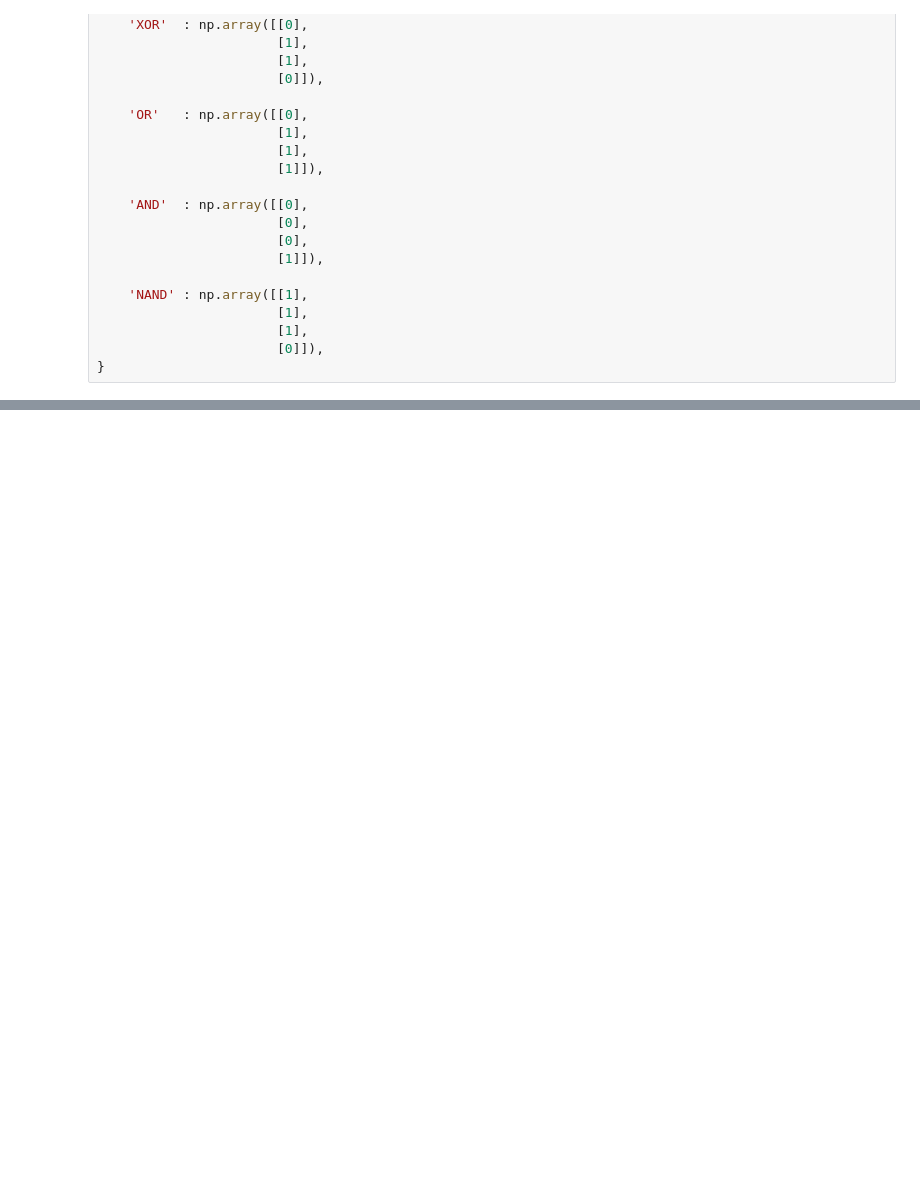
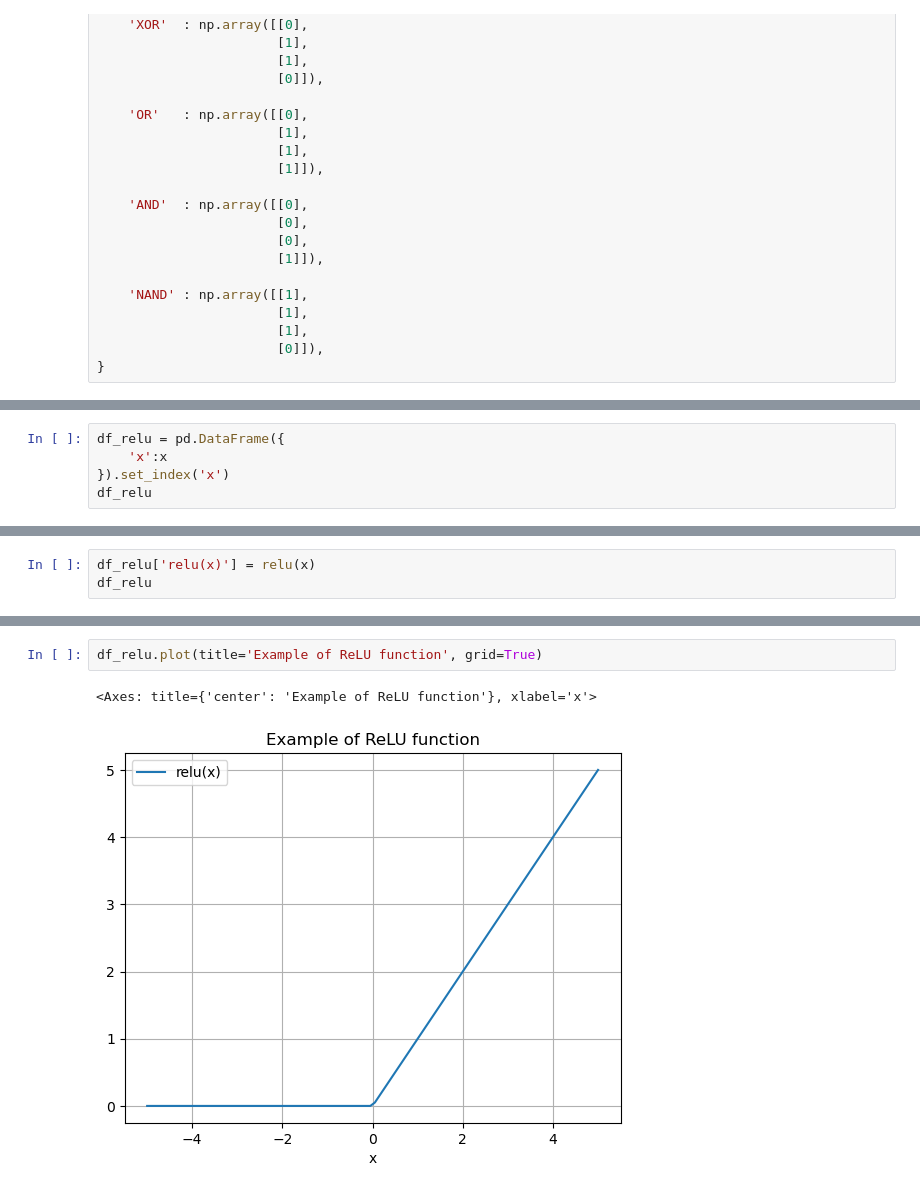
Before and after one commit to andresberejnoi/PublicNotebooks, a Jupyter notebook: Neural Networks/Neural Network With Backpropagation.ipynb, the cells around one changed output, grey strips where cells are left out. Saved outputs shown, nothing was run; the diff lists cells and outputs as text; blank space fills up the shorter version.

```diff
--- a/Neural Networks/Neural Network With Backpropagation.ipynb
+++ b/Neural Networks/Neural Network With Backpropagation.ipynb
@@ -352,0 +411,5 @@ Network error   : 0.2514740880100734
+# %%
+df_relu = pd.DataFrame({
+    'x':x
+}).set_index('x')
+df_relu
@@ -352,0 +431,3 @@ Network error   : 0.2514740880100734
+# %%
+df_relu['relu(x)'] = relu(x)
+df_relu
@@ -352,0 +449,5 @@ Network error   : 0.2514740880100734
+# %%
+df_relu.plot(title='Example of ReLU function', grid=True)
+# %% [output]
+<Axes: title={'center': 'Example of ReLU function'}, xlabel='x'>
+[figure, added]
```
Also changed, not shown: parts of 17 cells of this notebook.
